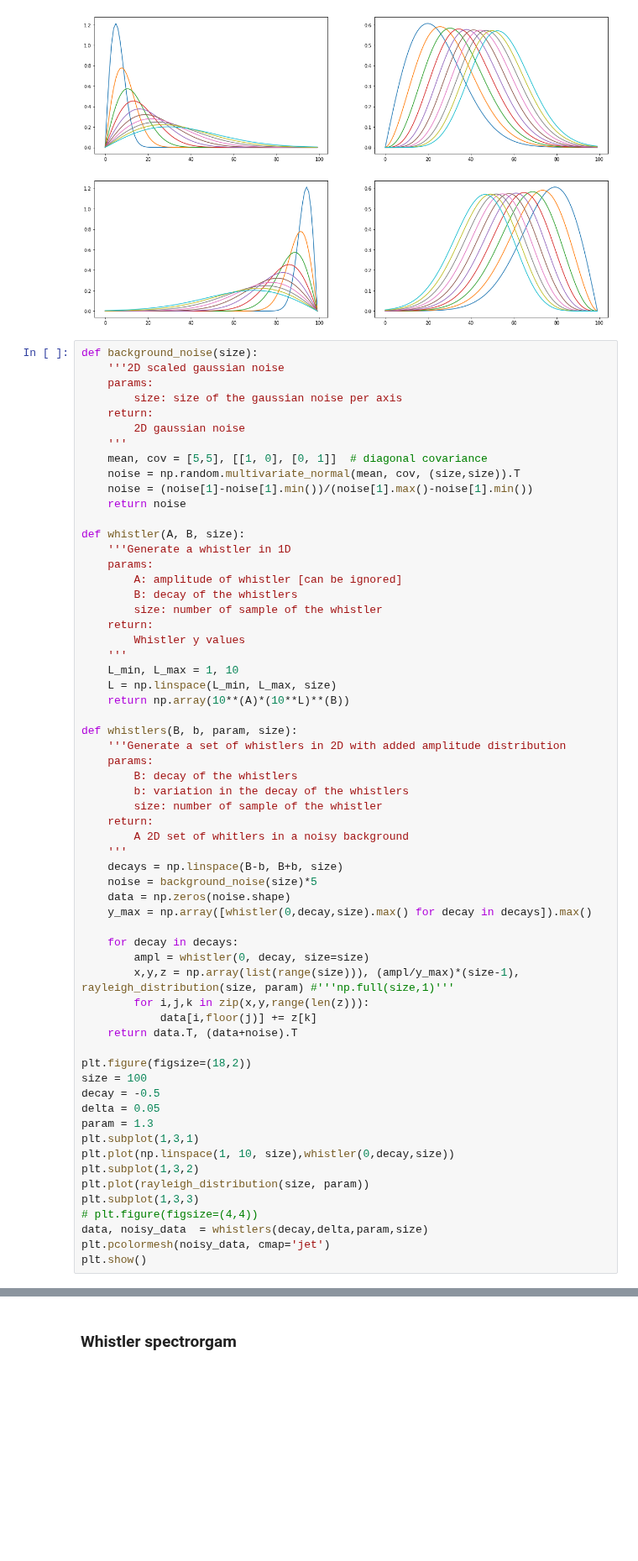
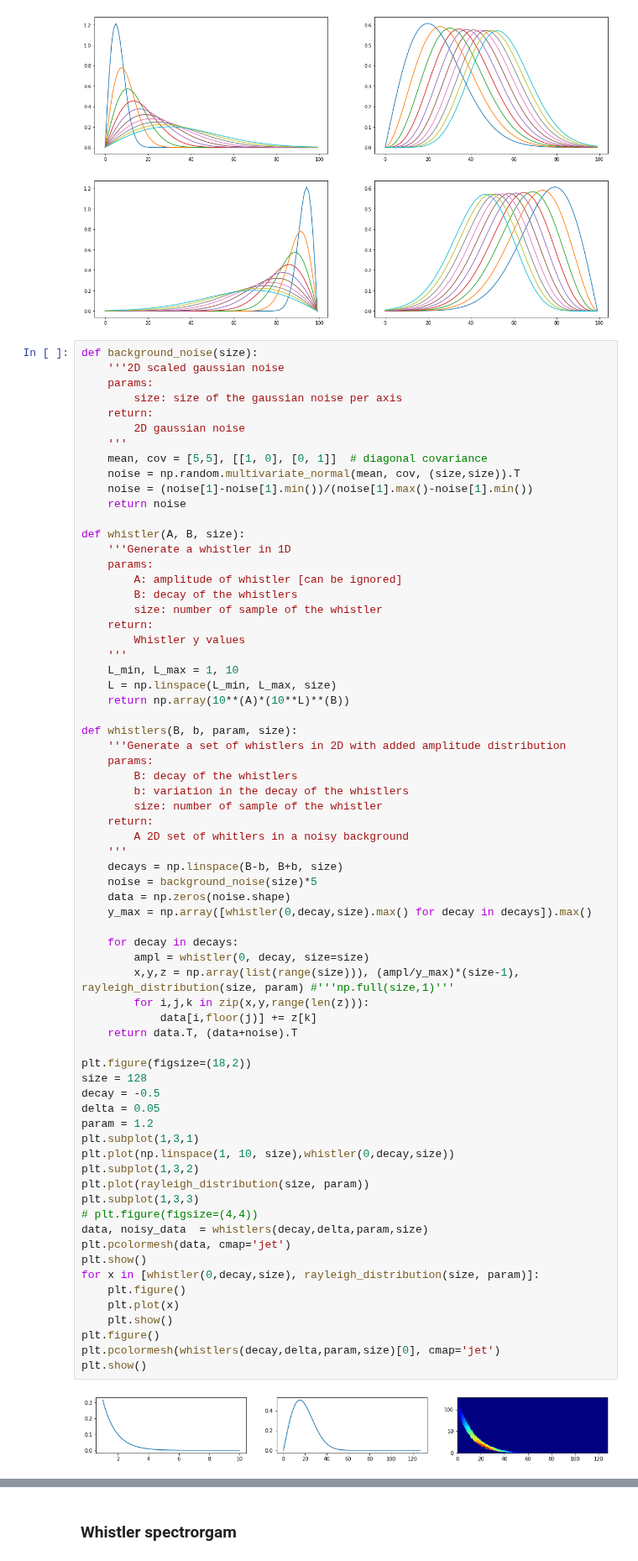
Before and after one commit to Kojey/MSc-whistler-waves-detector, a Jupyter notebook: ipy/experiments/estimator/sim_data.ipynb, the cells around one changed output, grey strips where cells are left out. Shown at 84% size. Drawn from its saved outputs; the diff is of its cells as text; blank space fills up the shorter version.

```diff
--- a/ipy/experiments/estimator/sim_data.ipynb
+++ b/ipy/experiments/estimator/sim_data.ipynb
@@ -85,33 +85,42 @@ def whistlers(B, b, param, size):
     params:
         B: decay of the whistlers
         b: variation in the decay of the whistlers
         size: number of sample of the whistler
     return:
         A 2D set of whitlers in a noisy background
     '''
     decays = np.linspace(B-b, B+b, size)
     noise = background_noise(size)*5
     data = np.zeros(noise.shape)
     y_max = np.array([whistler(0,decay,size).max() for decay in decays]).max()
 
     for decay in decays:
         ampl = whistler(0, decay, size=size)
         x,y,z = np.array(list(range(size))), (ampl/y_max)*(size-1), rayleigh_distribution(size, param) #'''np.full(size,1)'''
         for i,j,k in zip(x,y,range(len(z))):
             data[i,floor(j)] += z[k]
     return data.T, (data+noise).T
 
 plt.figure(figsize=(18,2))
-size = 100
+size = 128
 decay = -0.5
 delta = 0.05
-param = 1.3
+param = 1.2
 plt.subplot(1,3,1)
 plt.plot(np.linspace(1, 10, size),whistler(0,decay,size))
 plt.subplot(1,3,2)
 plt.plot(rayleigh_distribution(size, param))
 plt.subplot(1,3,3)
 # plt.figure(figsize=(4,4))
 data, noisy_data  = whistlers(decay,delta,param,size)
-plt.pcolormesh(noisy_data, cmap='jet')
+plt.pcolormesh(data, cmap='jet')
 plt.show()
+for x in [whistler(0,decay,size), rayleigh_distribution(size, param)]:
+    plt.figure()
+    plt.plot(x)
+    plt.show()
+plt.figure()
+plt.pcolormesh(whistlers(decay,delta,param,size)[0], cmap='jet')
+plt.show()
+# %% [output]
+[figure, added]
```
Also changed, not shown: parts of 3 cells of this notebook, 9 other files.
